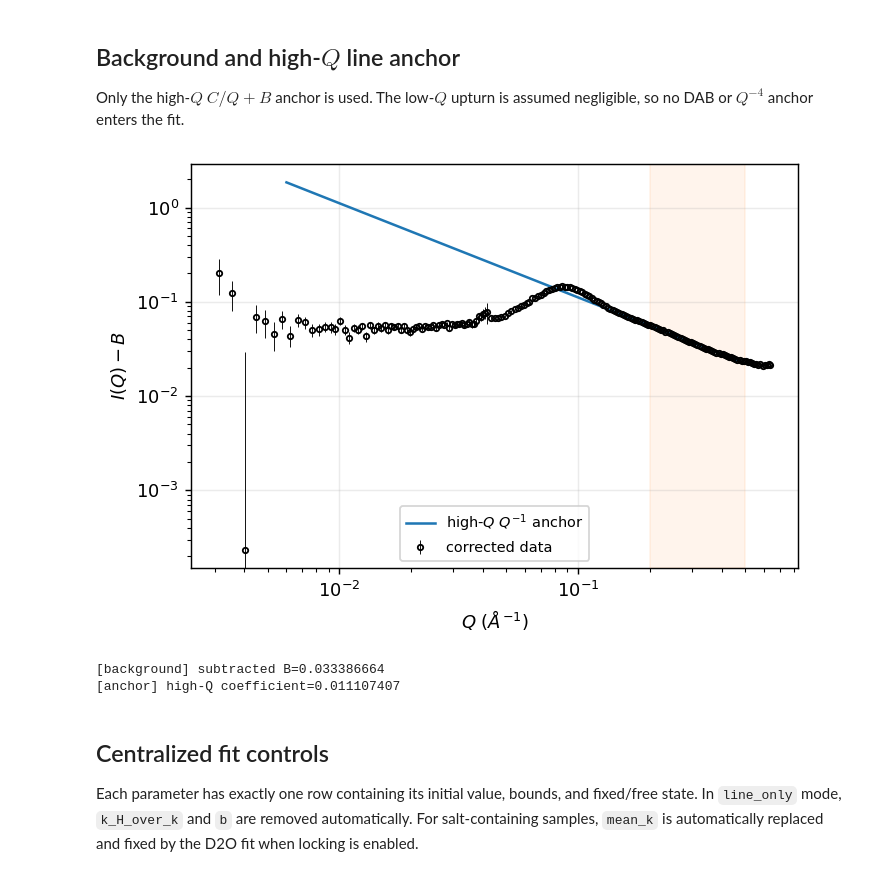
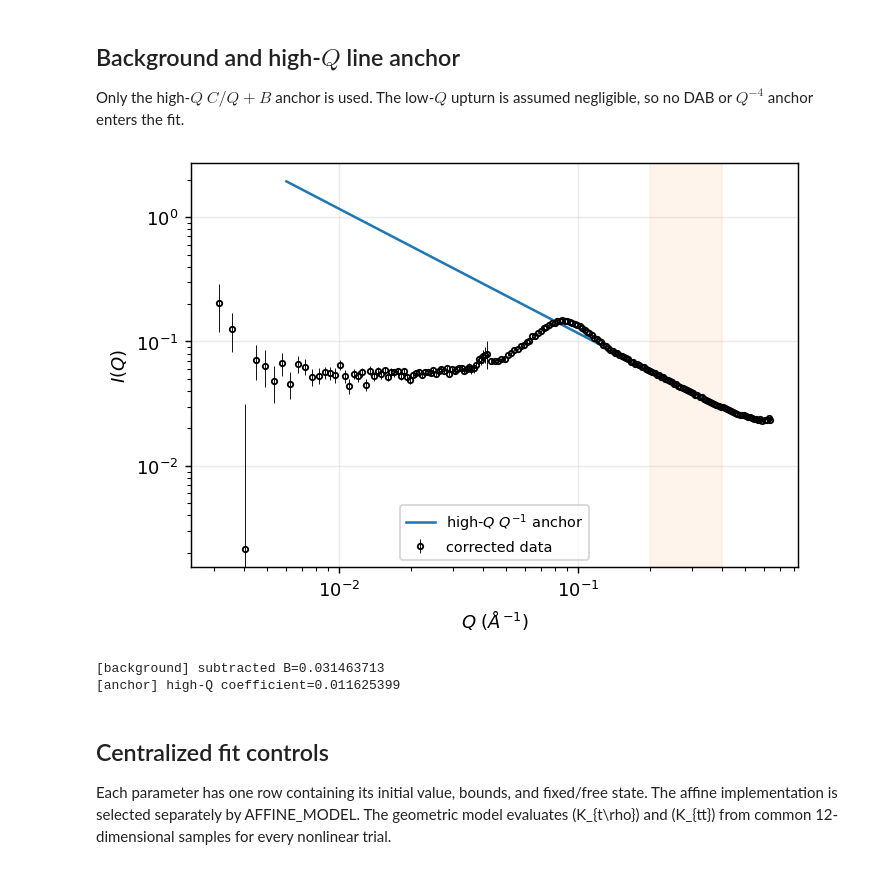
Before and after one commit to ch-tung/Randomwave_ML, a Jupyter notebook: randomcxl/smpl/curvefit/cf_ca_aniso.ipynb, the cells around one changed output. Cells and saved outputs as stored; diff of their text form; code cells hidden in the pictures.

```diff
--- a/randomcxl/smpl/curvefit/cf_ca_aniso.ipynb
+++ b/randomcxl/smpl/curvefit/cf_ca_aniso.ipynb
@@ -60,17 +88,35 @@ OUTPUT_DIR.mkdir(parents=True, exist_ok=True)
 
 SERIES_KEY = "D2O"
 MODEL_MODE = "line_only"
-K_DISTRIBUTION = "gaussian_radial"
+K_DISTRIBUTION = "gaussian_radial"  # "gamma_radial" or "gaussian_radial"
+K_SCALE_CONVENTION = "k_eff"
+STRETCH_MODEL = "full_geom"  # "spectrum" or "full_geom"
+FINE_TUNE_GEOM = True  # for full_geom, initialize each curve from its saved spectrum fit
+DISTRIBUTION_UPPER_QUANTILE = 0.99999  # extend gamma P(k) until the upper tail is visually negligible
+if STRETCH_MODEL not in {"spectrum", "full_geom"}:
+    raise ValueError("STRETCH_MODEL must be spectrum or full_geom")
+AFFINE_MODEL = {
+    "spectrum": "scalar",
+    "full_geom": "geometric_second_order",
+}[STRETCH_MODEL]
 LOCK_SALT_FEATURE_TO_D2O = False
-REFERENCE_MEAN_K_OVERRIDE = None  # optional manual value in A^-1
+REFERENCE_K_EFF_OVERRIDE = None  # optional manual value in A^-1
 
 FIT_Q_MIN = 6.0e-3
-FIT_Q_MAX = 5.0e-1
+FIT_Q_MAX = 4.0e-1
 HIGHQ_ANCHOR_MIN = 2.0e-1
 SUBTRACT_BG = True
 HIGHQ_ANCHOR_WEIGHT = 1.0
 LOG_ERROR_FLOOR = 0.04
-FIT_GUIDANCE_TAG = "unguided_gaussian_affine_powder"
+
+USE_KEFF_INVERSE_SQUARE_BARRIER = False
+KEFF_BARRIER_LOWER_LIMIT = 0.035  # A^-1; barrier is strongest here
+KEFF_BARRIER_SOFT_CUTOFF = 0.045  # A^-1; residual and slope are zero here
+KEFF_BARRIER_STRENGTH = 1.0
+KEFF_BARRIER_EPSILON_FRACTION = 0.5  # smaller gives a stronger lower-limit barrier
+FIT_GUIDANCE_TAG = f"unguided_{K_DISTRIBUTION}_{STRETCH_MODEL}_OH2"
+SPECTRUM_FIT_GUIDANCE_TAG = f"unguided_{K_DISTRIBUTION}_spectrum_OH2"
+GEOM_FINE_TUNE_ACTIVE = bool(FINE_TUNE_GEOM and STRETCH_MODEL == "full_geom")
 
 # Forward resolution smearing. The fourth data column is sigma_Q.
 SMEAR_MODEL = True
@@ -91,8 +137,12 @@ if SERIES_KEY not in SERIES:
     raise KeyError(f"SERIES_KEY must be one of {tuple(SERIES)}")
 if MODEL_MODE not in {"heterogeneous", "line_only"}:
     raise ValueError("MODEL_MODE must be 'heterogeneous' or 'line_only'")
-if K_DISTRIBUTION != "gaussian_radial":
-    raise ValueError("This notebook intentionally uses only gaussian_radial")
+if K_DISTRIBUTION not in {"gamma_radial", "gaussian_radial"}:
+    raise ValueError("K_DISTRIBUTION must be gamma_radial or gaussian_radial")
+if AFFINE_MODEL not in {"scalar", "geometric_second_order"}:
+    raise ValueError("AFFINE_MODEL must be scalar or geometric_second_order")
+if AFFINE_MODEL == "geometric_second_order" and MODEL_MODE != "line_only":
+    raise ValueError("geometric_second_order currently requires MODEL_MODE=line_only")
 
 config = SERIES[SERIES_KEY]
 DATA_FILE = config["file"]
@@ -104,6 +154,6 @@ CF_MODEL_MODE = MODEL_MODE
 FIT_VARIANT_TAG = f"{MODEL_MODE}_{K_DISTRIBUTION}_{FIT_GUIDANCE_TAG}"
 
 print("[series]", {key: item["file"].name for key, item in SERIES.items()})
-print(f"[status] selected={SERIES_LABEL}, mode={MODEL_MODE}, k_distribution={K_DISTRIBUTION}")
+print(f"[status] selected={SERIES_LABEL}, mode={MODEL_MODE}, stretch={STRETCH_MODEL}, affine={AFFINE_MODEL}, k_distribution={K_DISTRIBUTION}, fine_tune_geom={GEOM_FINE_TUNE_ACTIVE}")
 print(f"[status] data={DATA_FILE}")
 # %% [output]
@@ -172,40 +225,40 @@ highq_line_fit = cf.fit_highq_line_anchor(
     HIGHQ_ANCHOR_BOUNDS,
     background_max=0.0 if SUBTRACT_BG else None,
 )
 
 np.savetxt(
     OUTPUT_DIR / f"{SAMPLE_TAG}_background_corrected_observation.csv",
     cf.profile_table(working_profile),
     delimiter=",",
     header="Q,I,err,count",
     comments="",
 )
 with (OUTPUT_DIR / f"{SAMPLE_TAG}_anchor_guesses.csv").open("w", newline="", encoding="utf-8") as handle:
     writer = csv.writer(handle)
     writer.writerow(["name", "value_1", "value_2", "background", "relative_rmse"])
     writer.writerow(["subtracted_background", background_subtracted, np.nan, np.nan, np.nan])
     writer.writerow(["highQ_line", highq_line_fit.parameters["coefficient"], highq_line_fit.parameters["rho0_apparent"], highq_line_fit.parameters["background"], highq_line_fit.relative_rmse])
 
 positive = working_profile.intensity > 0
 q_grid = np.geomspace(fit_q_min, fit_q_max, 500)
 fig, ax = plt.subplots(figsize=(5.6, 3.9))
 ax.errorbar(working_profile.q[positive], working_profile.intensity[positive], yerr=working_profile.error[positive], fmt="o", ms=3, lw=0.5, color="k", markerfacecolor="none", label="corrected data")
 ax.plot(q_grid, cf.evaluate_anchor_fit(highq_line_fit, q_grid), lw=1.4, label=r"high-$Q$ $Q^{-1}$ anchor")
 ax.axvspan(*HIGHQ_ANCHOR_BOUNDS, color="C1", alpha=0.08)
-ax.set(xscale="log", yscale="log", xlabel=r"$Q$ ($\AA^{-1}$)", ylabel=r"$I(Q)-B$")
+ax.set(xscale="log", yscale="log", xlabel=r"$Q$ ($\AA^{-1}$)", ylabel=r"$I(Q)$")
 ax.legend(fontsize=8)
 fig.tight_layout()
 fig.savefig(OUTPUT_DIR / f"{SAMPLE_TAG}_highq_anchor.png")
 plt.show()
 print(f"[background] subtracted B={background_subtracted:.8g}")
 print(f"[anchor] high-Q coefficient={highq_line_fit.parameters['coefficient']:.8g}")
 # %% [output]
-[figure, old version]
+[figure, new version]
-[background] subtracted B=0.033386664
-[anchor] high-Q coefficient=0.011107407
+[background] subtracted B=0.031463713
+[anchor] high-Q coefficient=0.011625399
 # %% [markdown]
 ## Centralized fit controls
 
-Each parameter has exactly one row containing its initial value, bounds, and fixed/free state. In `line_only` mode, `k_H_over_k` and `b` are removed automatically. For salt-containing samples, `mean_k` is automatically replaced and fixed by the D2O fit when locking is enabled.
+Each parameter has one row containing its initial value, bounds, and fixed/free state. The affine implementation is selected separately by AFFINE_MODEL. The geometric model evaluates \(K_{t\rho}\) and \(K_{tt}\) from common 12-dimensional samples for every nonlinear trial.
 # %%
 # Edit this table while manually tuning the D2O initial model.
```
Also changed, not shown: parts of 12 cells of this notebook, 4 other files.
